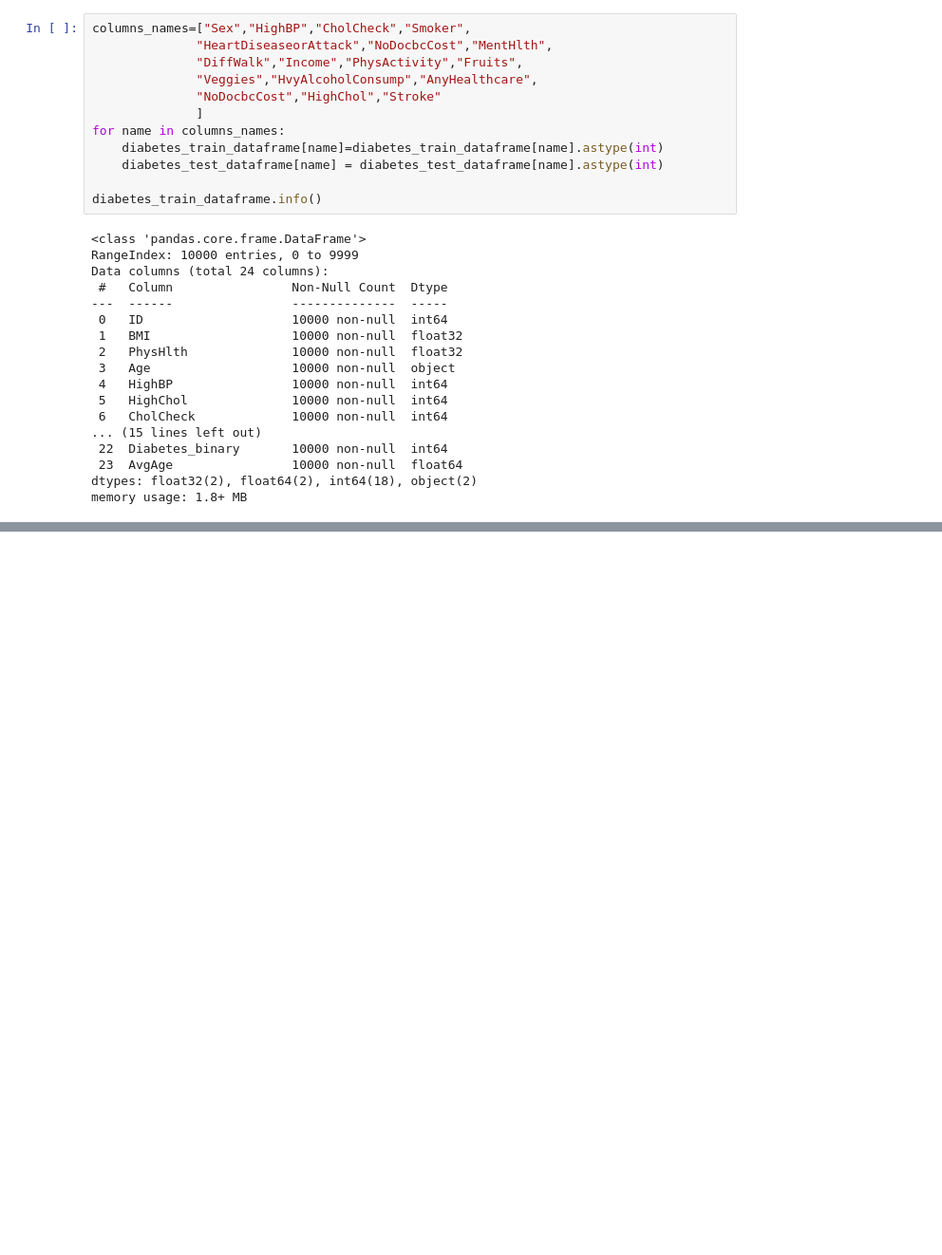
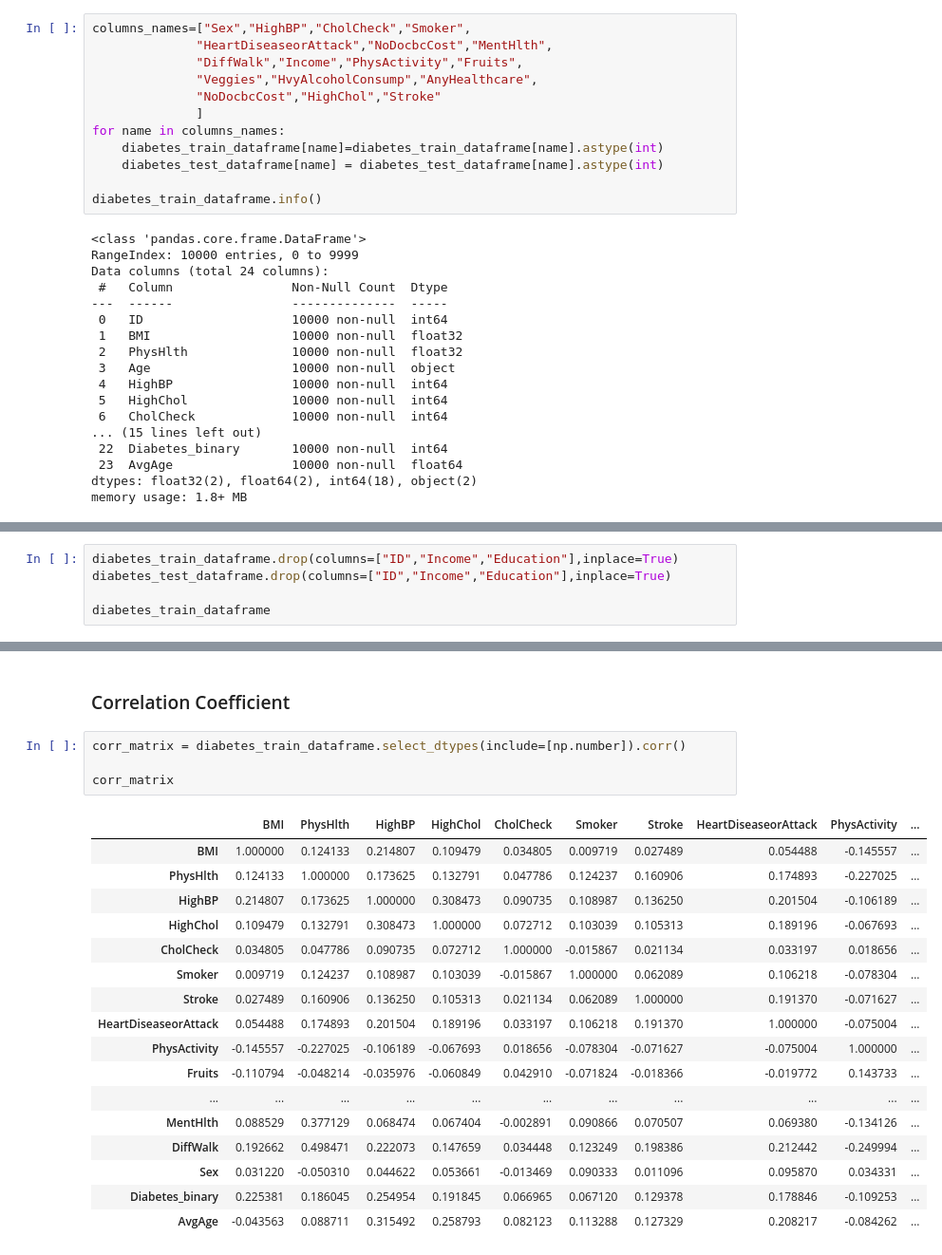
Before and after one commit to amjadAwad95/diabetes-prediction, a Jupyter notebook: src/EDA.ipynb, the cells around one changed output, grey strips where cells are left out. Shown at 95% size. Saved outputs shown, nothing was run; the diff lists cells and outputs as text; blank space fills up the shorter version.

Commit message:
drop id,income, and education and make the correlation coefficient

```diff
--- a/src/EDA.ipynb
+++ b/src/EDA.ipynb
@@ -554,0 +557,5 @@ memory usage: 1.8+ MB
+# %%
+diabetes_train_dataframe.drop(columns=["ID","Income","Education"],inplace=True)
+diabetes_test_dataframe.drop(columns=["ID","Income","Education"],inplace=True)
+
+diabetes_train_dataframe
@@ -554,0 +576,24 @@ memory usage: 1.8+ MB
+# %% [markdown]
+### Correlation Coefficient
+# %%
+corr_matrix = diabetes_train_dataframe.select_dtypes(include=[np.number]).corr()
+
+corr_matrix
+# %% [output]
+|  | BMI | PhysHlth | HighBP | HighChol | CholCheck | Smoker | Stroke | HeartDiseaseorAttack | PhysActivity | ... |
+| BMI | 1.000000 | 0.124133 | 0.214807 | 0.109479 | 0.034805 | 0.009719 | 0.027489 | 0.054488 | -0.145557 | ... |
+| PhysHlth | 0.124133 | 1.000000 | 0.173625 | 0.132791 | 0.047786 | 0.124237 | 0.160906 | 0.174893 | -0.227025 | ... |
+| HighBP | 0.214807 | 0.173625 | 1.000000 | 0.308473 | 0.090735 | 0.108987 | 0.136250 | 0.201504 | -0.106189 | ... |
+| HighChol | 0.109479 | 0.132791 | 0.308473 | 1.000000 | 0.072712 | 0.103039 | 0.105313 | 0.189196 | -0.067693 | ... |
+| CholCheck | 0.034805 | 0.047786 | 0.090735 | 0.072712 | 1.000000 | -0.015867 | 0.021134 | 0.033197 | 0.018656 | ... |
+| Smoker | 0.009719 | 0.124237 | 0.108987 | 0.103039 | -0.015867 | 1.000000 | 0.062089 | 0.106218 | -0.078304 | ... |
+| Stroke | 0.027489 | 0.160906 | 0.136250 | 0.105313 | 0.021134 | 0.062089 | 1.000000 | 0.191370 | -0.071627 | ... |
+| HeartDiseaseorAttack | 0.054488 | 0.174893 | 0.201504 | 0.189196 | 0.033197 | 0.106218 | 0.191370 | 1.000000 | -0.075004 | ... |
+| PhysActivity | -0.145557 | -0.227025 | -0.106189 | -0.067693 | 0.018656 | -0.078304 | -0.071627 | -0.075004 | 1.000000 | ... |
+| Fruits | -0.110794 | -0.048214 | -0.035976 | -0.060849 | 0.042910 | -0.071824 | -0.018366 | -0.019772 | 0.143733 | ... |
+| ... | ... | ... | ... | ... | ... | ... | ... | ... | ... | ... |
+| MentHlth | 0.088529 | 0.377129 | 0.068474 | 0.067404 | -0.002891 | 0.090866 | 0.070507 | 0.069380 | -0.134126 | ... |
+| DiffWalk | 0.192662 | 0.498471 | 0.222073 | 0.147659 | 0.034448 | 0.123249 | 0.198386 | 0.212442 | -0.249994 | ... |
+| Sex | 0.031220 | -0.050310 | 0.044622 | 0.053661 | -0.013469 | 0.090333 | 0.011096 | 0.095870 | 0.034331 | ... |
+| Diabetes_binary | 0.225381 | 0.186045 | 0.254954 | 0.191845 | 0.066965 | 0.067120 | 0.129378 | 0.178846 | -0.109253 | ... |
+| AvgAge | -0.043563 | 0.088711 | 0.315492 | 0.258793 | 0.082123 | 0.113288 | 0.127329 | 0.208217 | -0.084262 | ... |
```
Also changed, not shown: parts of 5 cells of this notebook.
